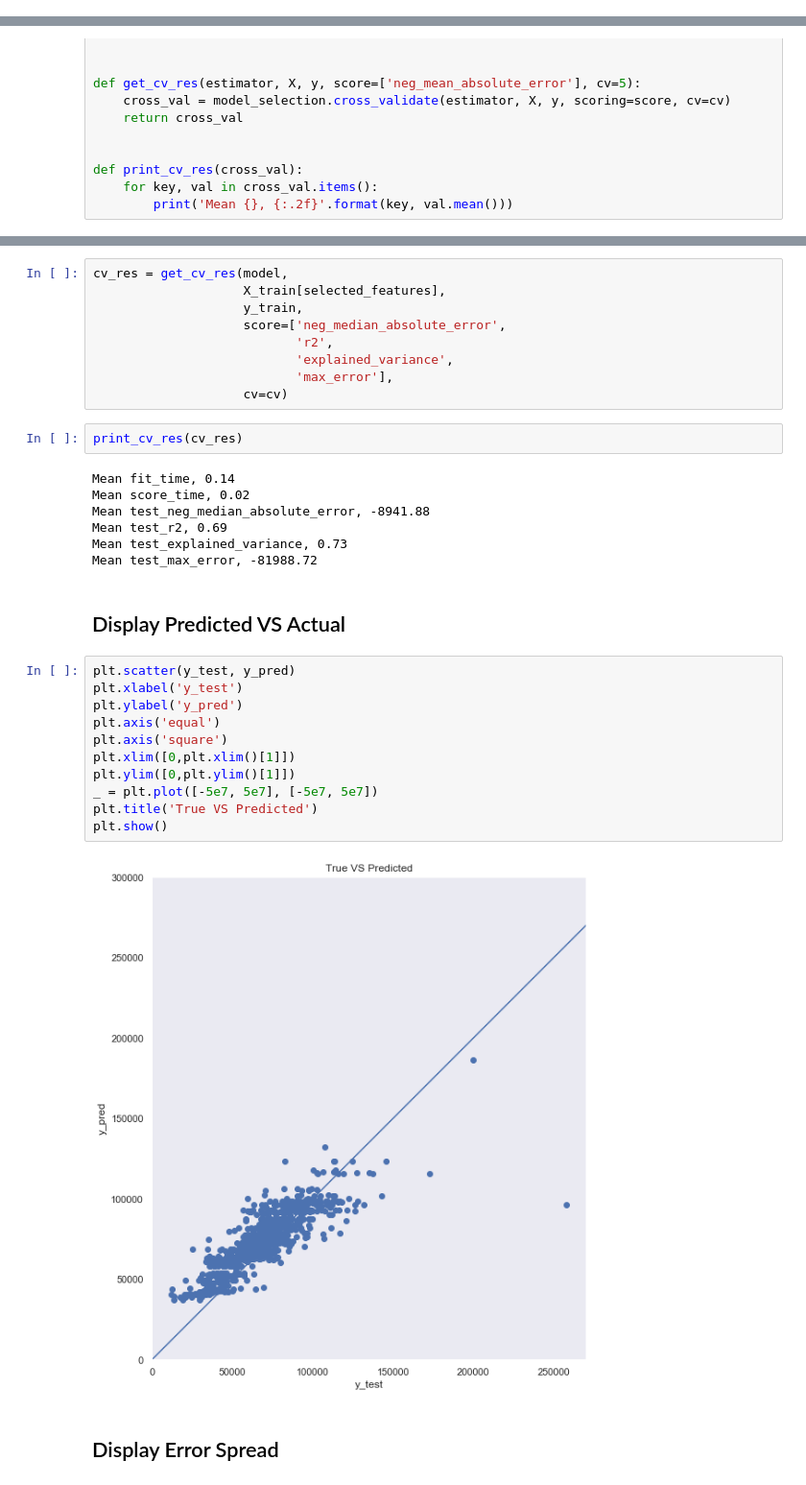
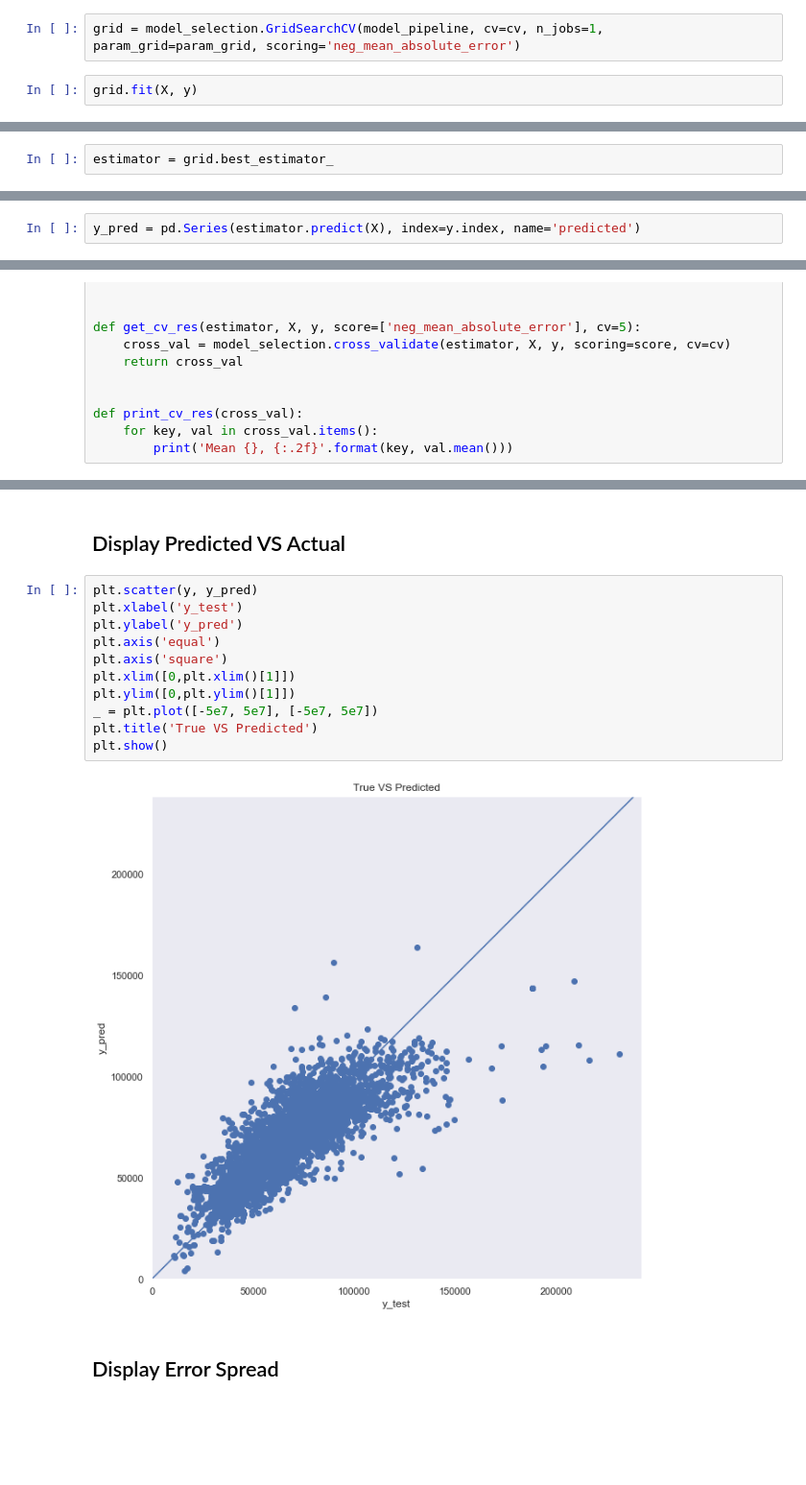
Before and after one commit to rossrco/analyses, a Jupyter notebook: home_oslo_home/modelling.ipynb, the cells around one changed output, grey strips where cells are left out. Shown at 96% size. Drawn from its saved outputs; the diff is of its cells as text; blank space fills up the shorter version.

Commit message:
insert all models in a pipeline

```diff
--- a/home_oslo_home/modelling.ipynb
+++ b/home_oslo_home/modelling.ipynb
@@ -369,0 +171,4 @@ y_pred = pd.Series(pred, index=y_test.index, name='predicted')
+# %%
+grid = model_selection.GridSearchCV(model_pipeline, cv=cv, n_jobs=1, param_grid=param_grid, scoring='neg_mean_absolute_error')
+# %%
+grid.fit(X, y)
@@ -369,0 +217,2 @@ y_pred = pd.Series(pred, index=y_test.index, name='predicted')
+# %%
+estimator = grid.best_estimator_
@@ -370,3 +231,5 @@ y_pred = pd.Series(pred, index=y_test.index, name='predicted')
+# %%
+y_pred = pd.Series(estimator.predict(X), index=y.index, name='predicted')
 # %%
 def get_learning_curves(estimator, X, y, train_sizes=np.arange(0.1, 1.1, 0.1), score='neg_mean_absolute_error', cv=5):
     train_sizes, train_scores, test_scores = model_selection.learning_curve(estimator, X, y, train_sizes=train_sizes, scoring=score, cv=cv)
@@ -402,36 +263,18 @@ plt.show()
-# %%
-cv_res = get_cv_res(model,
-                    X_train[selected_features],
-                    y_train,
-                    score=['neg_median_absolute_error',
-                           'r2',
-                           'explained_variance',
-                           'max_error'],
-                    cv=cv)
-# %%
-print_cv_res(cv_res)
-# %% [output]
-Mean fit_time, 0.14
-Mean score_time, 0.02
-Mean test_neg_median_absolute_error, -8941.88
-Mean test_r2, 0.69
-Mean test_explained_variance, 0.73
-Mean test_max_error, -81988.72
 # %% [markdown]
 ## Display Predicted VS Actual
 # %%
-plt.scatter(y_test, y_pred)
+plt.scatter(y, y_pred)
 plt.xlabel('y_test')
 plt.ylabel('y_pred')
 plt.axis('equal')
 plt.axis('square')
 plt.xlim([0,plt.xlim()[1]])
 plt.ylim([0,plt.ylim()[1]])
 _ = plt.plot([-5e7, 5e7], [-5e7, 5e7])
 plt.title('True VS Predicted')
 plt.show()
 # %% [output]
-[figure, old version]
+[figure, new version]
 # %% [markdown]
 ## Display Error Spread
 # %%
```
Also changed, not shown: parts of 91 cells of this notebook.
